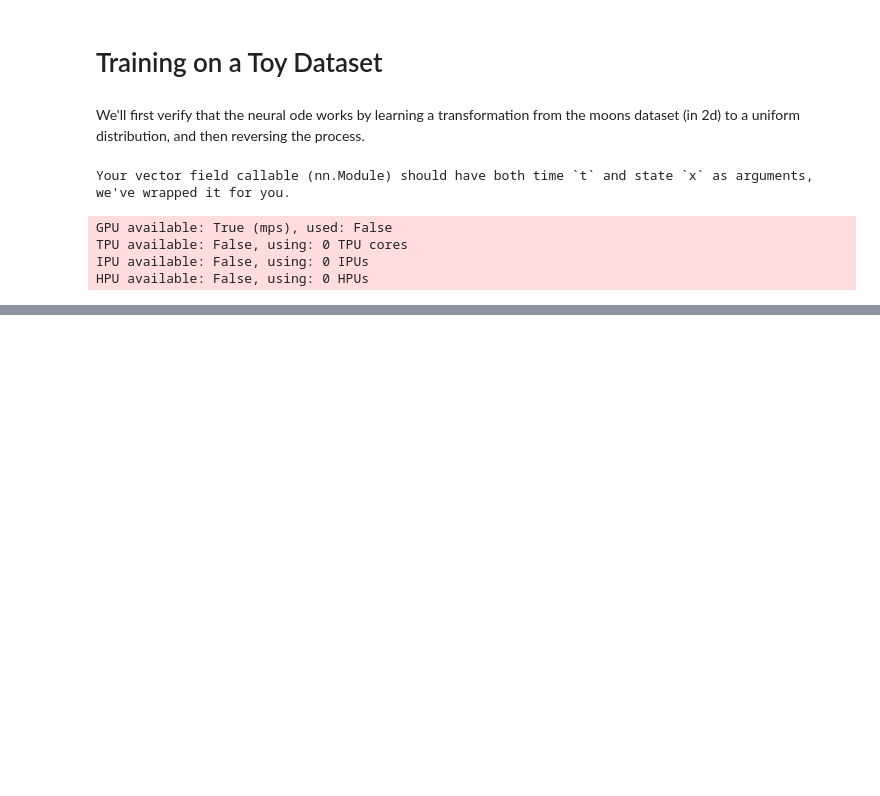
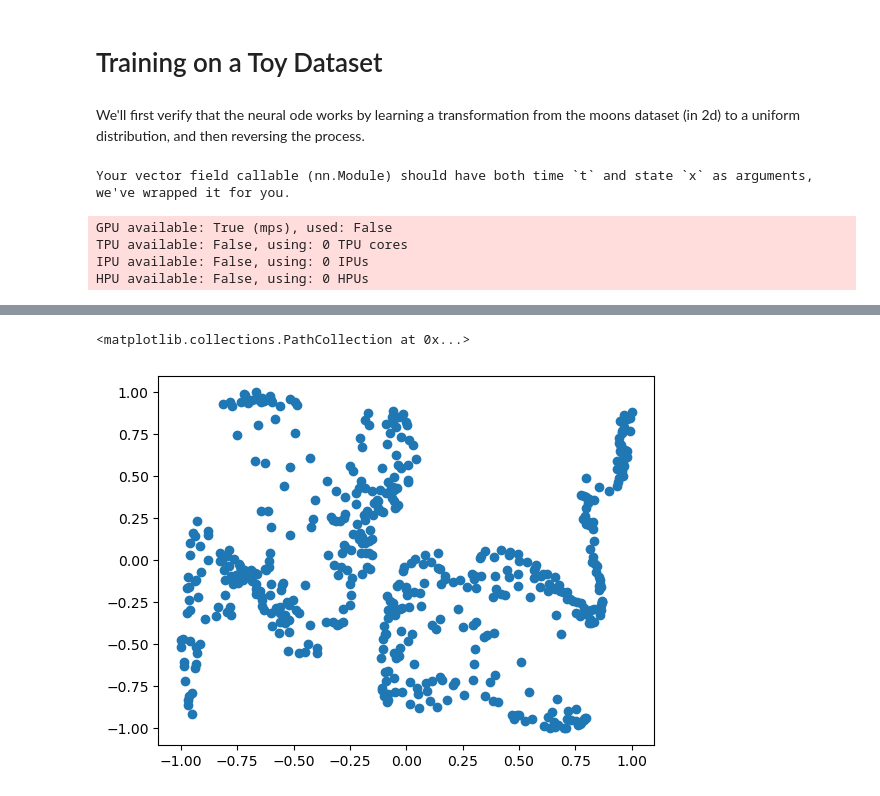
Before and after one commit to professorwug/diffusion-curvature-old, a Jupyter notebook: 08b_continuous_normalizing_flows.ipynb, the cells around one changed output, grey strips where cells are left out. Saved outputs shown, nothing was run; the diff lists cells and outputs as text; code cells hidden in the pictures; blank space fills up the shorter version.

```diff
--- a/08b_continuous_normalizing_flows.ipynb
+++ b/08b_continuous_normalizing_flows.ipynb
@@ -514,0 +501,4 @@ Our next step is simple: wrapping the above into a function that produces an nOD
+# %%
+NF = neural_flattener(device=device, max_epochs=1000)
+# %%
+transformed_moons = NF.fit_transform(X_moons)
@@ -514,0 +523,5 @@ Our next step is simple: wrapping the above into a function that produces an nOD
+# %%
+plt.scatter(transformed_moons[:,0],transformed_moons[:,1])
+# %% [output]
+<matplotlib.collections.PathCollection at 0x...>
+[figure, added]
```
Also changed, not shown: parts of 25 cells of this notebook, 9 other files.
